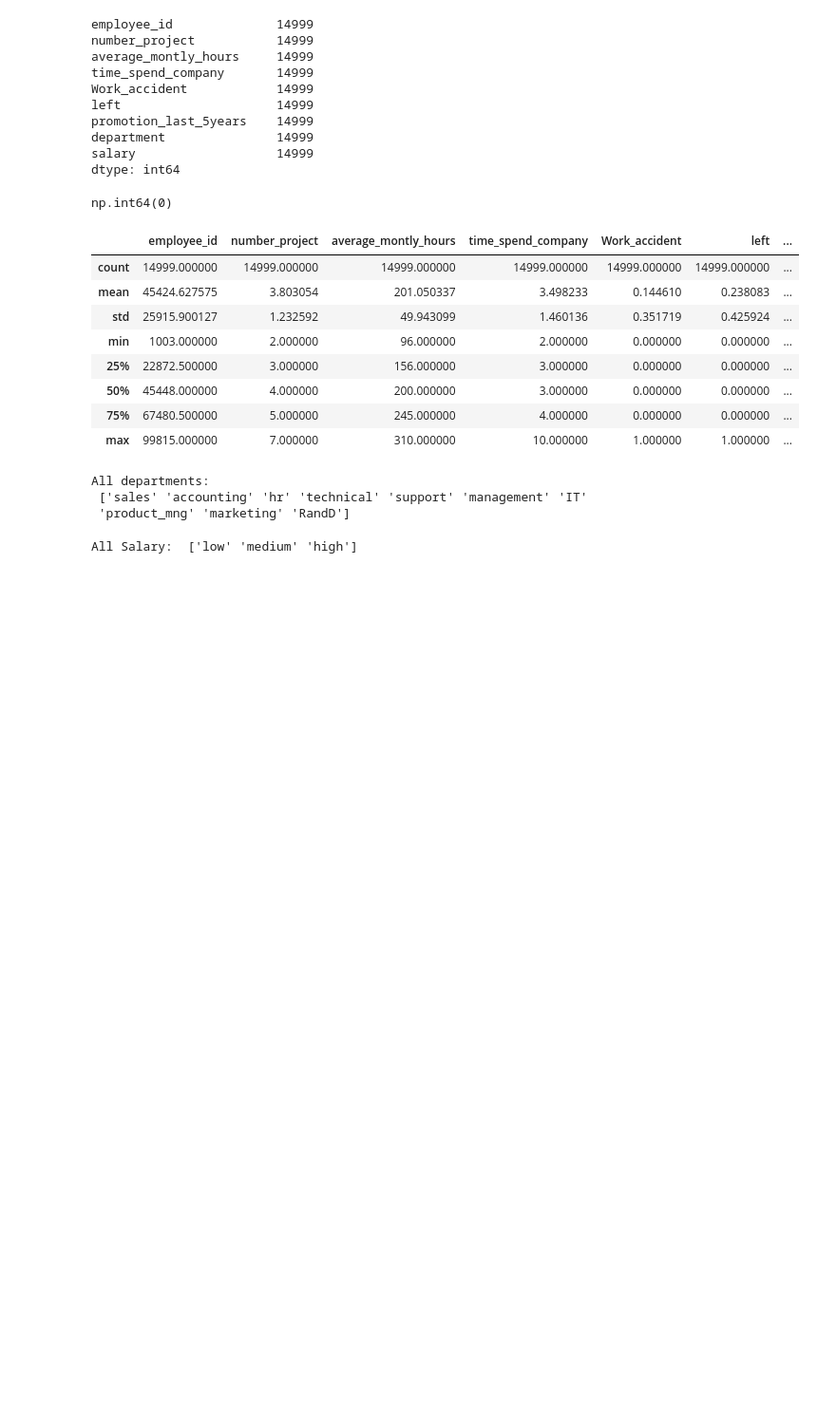
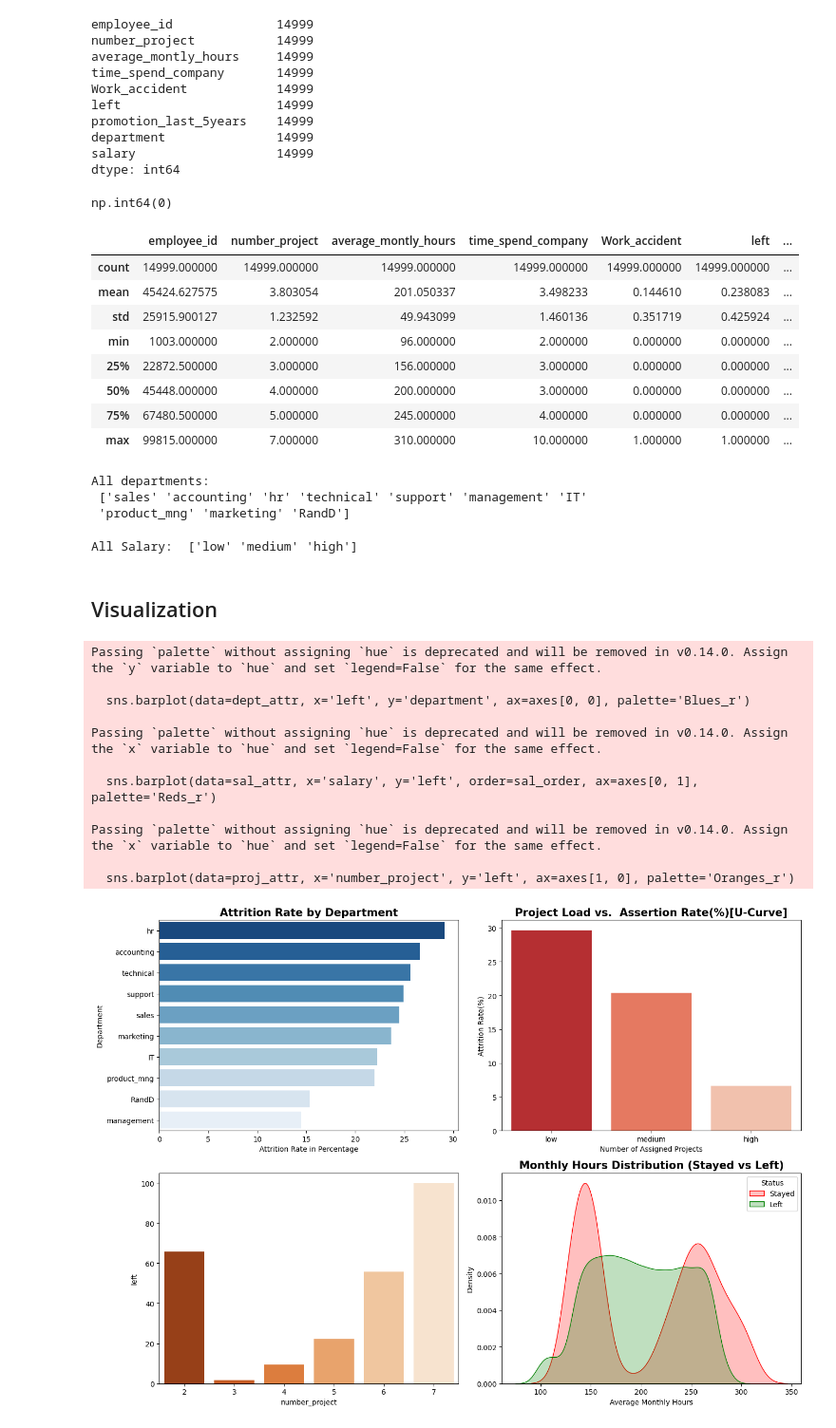
Before and after one commit to ashishkonale2603/Data_Analysis_Practice, a Jupyter notebook: DA2.ipynb, the cells around one changed output. Shown at 95% size. Cells and saved outputs as stored; diff of their text form; code cells hidden in the pictures; blank space fills up the shorter version.

Commit message:
Data Visualization

```diff
--- a/DA2.ipynb
+++ b/DA2.ipynb
@@ -248,3 +248,5 @@ All departments:
 print('All Salary: ', df['salary'].unique())
 # %% [output]
 All Salary:  ['low' 'medium' 'high']
+# %% [markdown]
+## Visualization
@@ -250,0 +256,55 @@ All Salary:  ['low' 'medium' 'high']
+# %%
+fig, axes = plt.subplots(2, 2, figsize=(14, 10))
+
+# fig 1
+dept_attr = df.groupby('department')['left'].mean().reset_index()
+dept_attr['left'] = dept_attr['left'] * 100
+dept_attr = dept_attr.sort_values('left', ascending=False)
+
+sns.barplot(data=dept_attr, x='left', y='department', ax=axes[0, 0], palette='Blues_r')
+axes[0, 0].set_xlabel('Attrition Rate in Percentage')
+axes[0, 0].set_ylabel('Department')
+axes[0, 0].set_title('Attrition Rate by Department', fontsize='15' , fontweight='bold')
+
+# fig 2
+sal_attr = df.groupby('salary')['left'].mean().reset_index()
+sal_attr['left'] = sal_attr['left'] * 100
+sal_order = ['low', 'medium', 'high']
+
+sns.barplot(data=sal_attr, x='salary', y='left', order=sal_order, ax=axes[0, 1], palette='Reds_r')
+axes[0, 1].set_xlabel('Salary Tier')
+axes[0, 1].set_ylabel('Attrition Rate(%)')
+axes[0, 1].set_title('Salary Tier vs. Assertion Rate(%)', fontsize='15' , fontweight='bold')
+
+# fig 3
+proj_attr = df.groupby('number_project')['left'].mean().reset_index()
+proj_attr['left'] = proj_attr['left'] * 100
+
+sns.barplot(data=proj_attr, x='number_project', y='left', ax=axes[1, 0], palette='Oranges_r')
+axes[0, 1].set_xlabel('Number of Assigned Projects')
+axes[0, 1].set_ylabel('Attrition Rate(%)')
+axes[0, 1].set_title('Project Load vs.  Assertion Rate(%)[U-Curve]', fontsize='15' , fontweight='bold')
+
+# fig 4
+sns.kdeplot(data=df, x='average_montly_hours', hue='left', fill=True, common_norm=False, ax=axes[1, 1], palette={0:'green',1:'red'})
+axes[1, 1].set_xlabel('Average Monthly Hours')
+axes[1, 1].set_ylabel('Density')
+axes[1, 1].set_title('Monthly Hours Distribution (Stayed vs Left)', fontsize='15' , fontweight='bold')
+axes[1, 1].legend(title='Status', labels=['Stayed', 'Left'])
+
+plt.tight_layout()
+plt.savefig('hr_analytics_visualization.png', dpi=300)
+plt.show()
+# %% [output]
+Passing `palette` without assigning `hue` is deprecated and will be removed in v0.14.0. Assign the `y` variable to `hue` and set `legend=False` for the same effect.
+
+  sns.barplot(data=dept_attr, x='left', y='department', ax=axes[0, 0], palette='Blues_r')
+
+Passing `palette` without assigning `hue` is deprecated and will be removed in v0.14.0. Assign the `x` variable to `hue` and set `legend=False` for the same effect.
+
+  sns.barplot(data=sal_attr, x='salary', y='left', order=sal_order, ax=axes[0, 1], palette='Reds_r')
+
+Passing `palette` without assigning `hue` is deprecated and will be removed in v0.14.0. Assign the `x` variable to `hue` and set `legend=False` for the same effect.
+
+  sns.barplot(data=proj_attr, x='number_project', y='left', ax=axes[1, 0], palette='Oranges_r')
+[figure, added]
```
Also changed, not shown: parts of 1 cell of this notebook.
